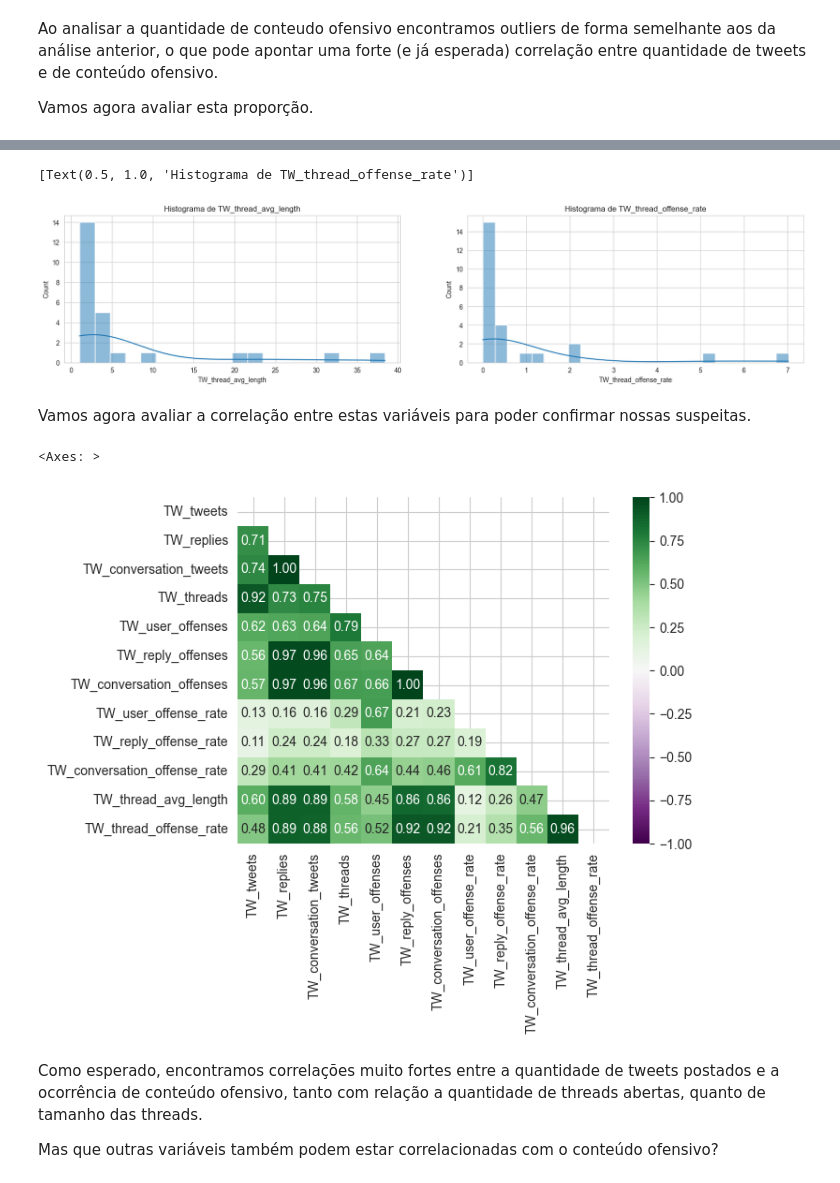
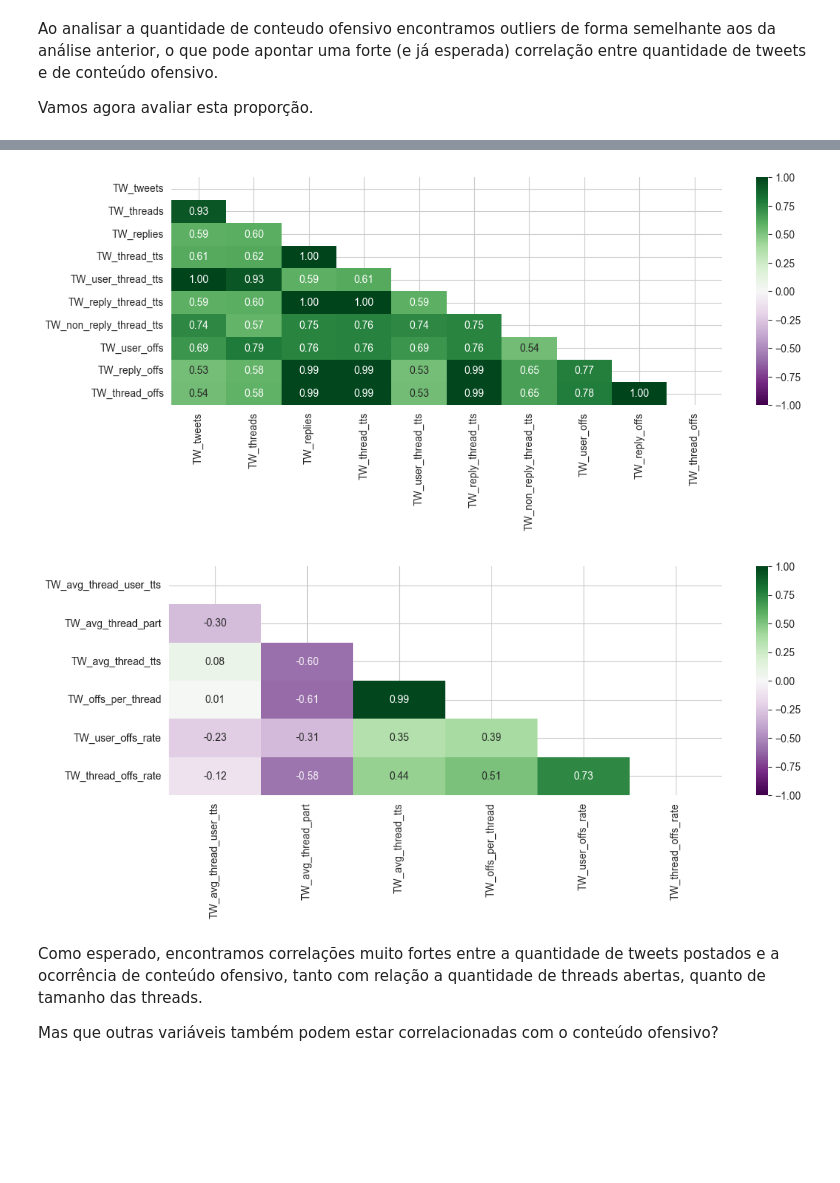
Before and after one commit to thiago-paim/projeto-tera, a Jupyter notebook: notebooks/ft_hf_results_analysis.ipynb, the cells around one changed output, grey strips where cells are left out. Saved outputs shown, nothing was run; the diff lists cells and outputs as text; code cells hidden in the pictures; blank space fills up the shorter version.

```diff
--- a/notebooks/ft_hf_results_analysis.ipynb
+++ b/notebooks/ft_hf_results_analysis.ipynb
@@ -164,5 +201,5 @@ print(tweets_df.shape)
 # %%
-tweets_df.rename(columns={
+tts_df.rename(columns={
     "ft_rc_bert_base_label": "class_label",
     "ft_rc_bert_base_score": "class_score"
 }, inplace=True)
@@ -464,13 +762,16 @@ Ao analisar a quantidade de conteudo ofensivo encontramos outliers de forma seme
 
 Vamos agora avaliar esta proporção.
 # %%
-# Taxa de tweets ofensivos pelo total de tweets postados pelo usuário
-cand_df['TW_user_offense_rate'] = cand_df['TW_user_offenses'] / cand_df['TW_tweets']
+"""Taxa de tweets ofensivos por thread do usuário"""
+cand_df['TW_offs_per_thread'] = cand_df['TW_thread_offs'] / cand_df['TW_threads']
 
-# Taxa de replies ofensivas pelo total de replies recebidas pelo usuário
-cand_df['TW_reply_offense_rate'] = cand_df['TW_reply_offenses']/ cand_df['TW_replies']
+"""Taxa de tweets ofensivos pelo total de tweets postados pelo usuário"""
+cand_df['TW_user_offs_rate'] = cand_df['TW_user_offs'] / cand_df['TW_tweets']
 
-# Taxa de tweets ofensivos pelo total de tweets em threads do usuário
-cand_df['TW_conversation_offense_rate'] = cand_df['TW_conversation_offenses'] / cand_df['TW_conversation_tweets']
+"""Taxa de replies ofensivas pelo total de replies recebidas pelo usuário"""
+cand_df['TW_reply_offs_rate'] = cand_df['TW_reply_offs'] / cand_df['TW_replies']
 
-cand_df[['TW_user_offense_rate', 'TW_reply_offense_rate', 'TW_conversation_offense_rate']].describe()
+"""Taxa de tweets ofensivos pelo total de tweets em threads do usuário"""
+cand_df['TW_thread_offs_rate'] = cand_df['TW_thread_offs'] / cand_df['TW_thread_tts']
+
+offense_prop_cols = ['TW_offs_per_thread', 'TW_user_offs_rate', 'TW_reply_offs_rate', 'TW_thread_offs_rate']
@@ -515,8 +886,0 @@ Ao considerarmos proporções ao invés de números absolutos as distribuições
-# %%
-# Média de tweets por thread do usuário
-cand_df['TW_thread_avg_length'] = cand_df['TW_conversation_tweets'] / cand_df['TW_threads']
-
-# Taxa de tweets ofensivos postados em threads do usuário pelo total de threads do usuário
-cand_df['TW_thread_offense_rate'] = cand_df['TW_conversation_offenses'] / cand_df['TW_threads']
-
-cand_df[['TW_thread_avg_length', 'TW_thread_offense_rate']].describe()
@@ -533,38 +887,23 @@ cand_df[['TW_thread_avg_length', 'TW_thread_offense_rate']].describe()
-# %%
-fig, ax = plt.subplots(1, 2, figsize=(20, 4))
-
-sns.histplot(
-    cand_df,
-    x='TW_thread_avg_length',
-    kde=True,
-    ax=ax[0]
-).set(title=f'Histograma de TW_thread_avg_length')
-
-sns.histplot(
-    cand_df,
-    x='TW_thread_offense_rate',
-    kde=True,
-    ax=ax[1]
-).set(title=f'Histograma de TW_thread_offense_rate')
-# %% [output]
-[Text(0.5, 1.0, 'Histograma de TW_thread_offense_rate')]
-[figure, removed]
-# %% [markdown]
-Vamos agora avaliar a correlação entre estas variáveis para poder confirmar nossas suspeitas.
+# %%
+# Avaliando correlação entre os valores brutos
+cols = [
+    'TW_tweets', 'TW_threads', 'TW_replies', 'TW_thread_tts', 'TW_user_thread_tts', 'TW_reply_thread_tts', 'TW_non_reply_thread_tts', 'TW_user_offs', 'TW_reply_offs', 'TW_thread_offs'
+]
+_df = cand_df[cols]
+
+plot_corr_heatmap(_df)
+# %% [output]
+[figure, added]
 # %%
-_df = cand_df[[
-    'TW_tweets', 'TW_replies', 'TW_conversation_tweets', 'TW_threads', 'TW_user_offenses', 'TW_reply_offenses', 'TW_conversation_offenses',
-    'TW_user_offense_rate', 'TW_reply_offense_rate', 'TW_conversation_offense_rate', 'TW_thread_avg_length', 'TW_thread_offense_rate',
-]]
-sns.heatmap(
-    _df.corr(),
-    annot=True, fmt='.2f',
-    cmap='PRGn', vmin=-1, vmax=1,
-    mask=np.triu(np.ones_like(_df.corr()))
-)
+# Avaliando correlação entre as taxas
+cols = [
+    'TW_avg_thread_user_tts', 'TW_avg_thread_part', 'TW_avg_thread_tts', 'TW_offs_per_thread', 'TW_user_offs_rate', 'TW_thread_offs_rate',
+]
+_df = cand_df[cols]
+
+plot_corr_heatmap(_df)
 # %% [output]
-<Axes: >
-[figure, old version]
+[figure, new version]
 # %% [markdown]
 Como esperado, encontramos correlações muito fortes entre a quantidade de tweets postados e a ocorrência de conteúdo ofensivo, tanto com relação a quantidade de threads abertas, quanto de tamanho das threads.
 
```
Also changed, not shown: parts of 67 cells of this notebook, 1 other file.
